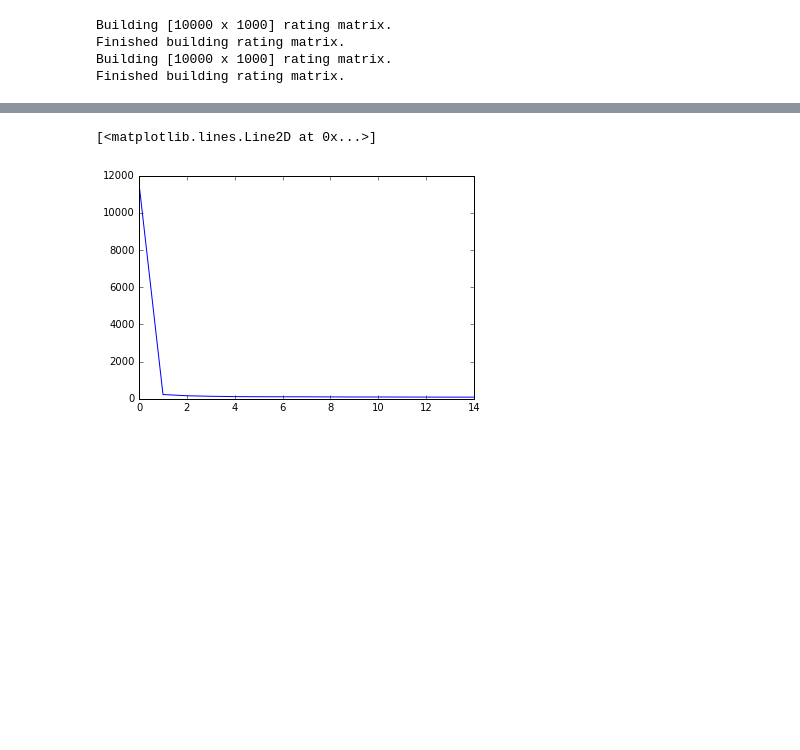
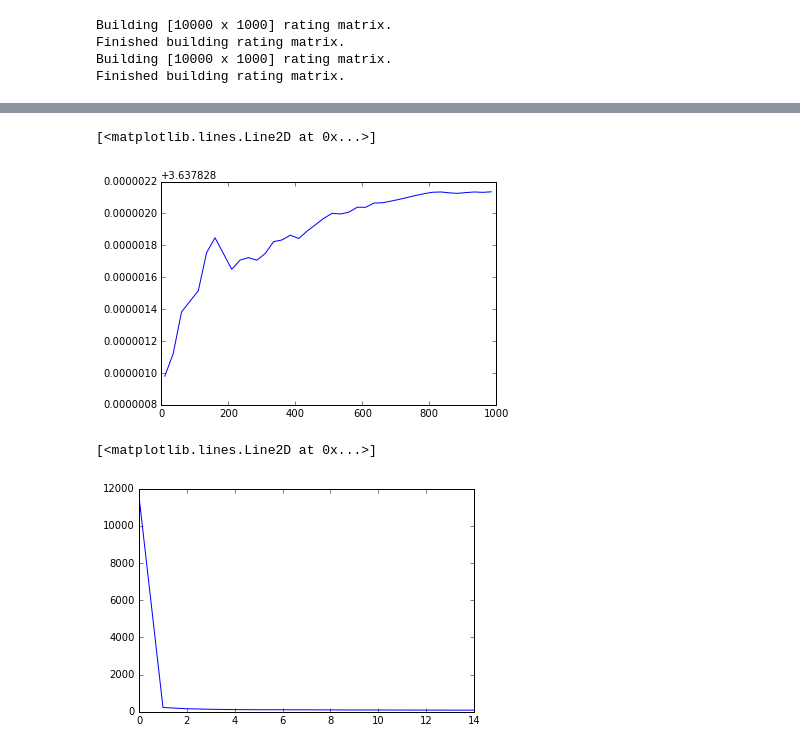
Before and after one commit to AndreiBarsan/cil-exercises, a Jupyter notebook: cil-exercise-03.ipynb, the cells around one changed output, grey strips where cells are left out. Drawn from its saved outputs; the diff is of its cells as text; code cells hidden in the pictures; blank space fills up the shorter version.

```diff
--- a/cil-exercise-03.ipynb
+++ b/cil-exercise-03.ipynb
@@ -377,3 +423,9 @@ All close?  True
+# %%
+# Sanity
+plt.plot(ks, means)
+# %% [output]
+[<matplotlib.lines.Line2D at 0x...>]
+[figure, added]
 # %%
 # Plot the singular value spectrum
 plt.plot(np.arange(15), d[:15])
```
Also changed, not shown: parts of 22 cells of this notebook.
